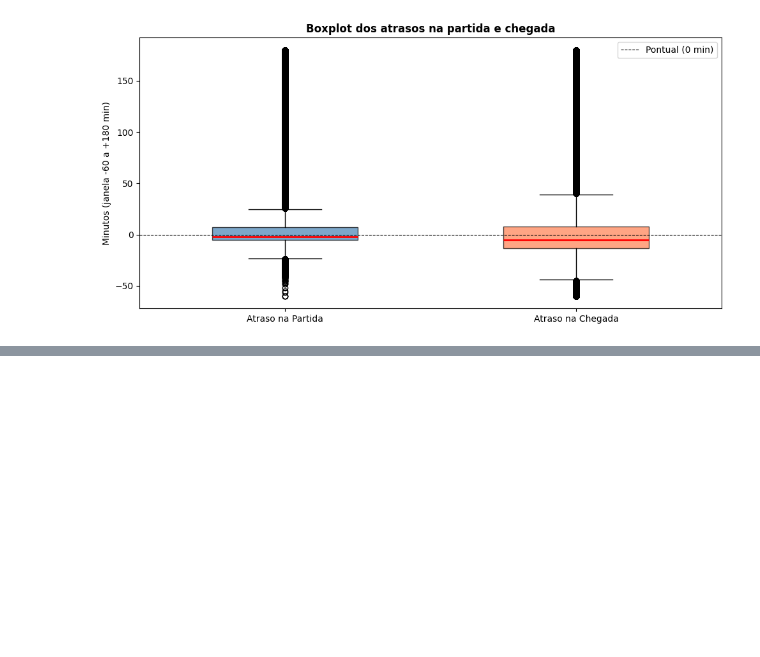
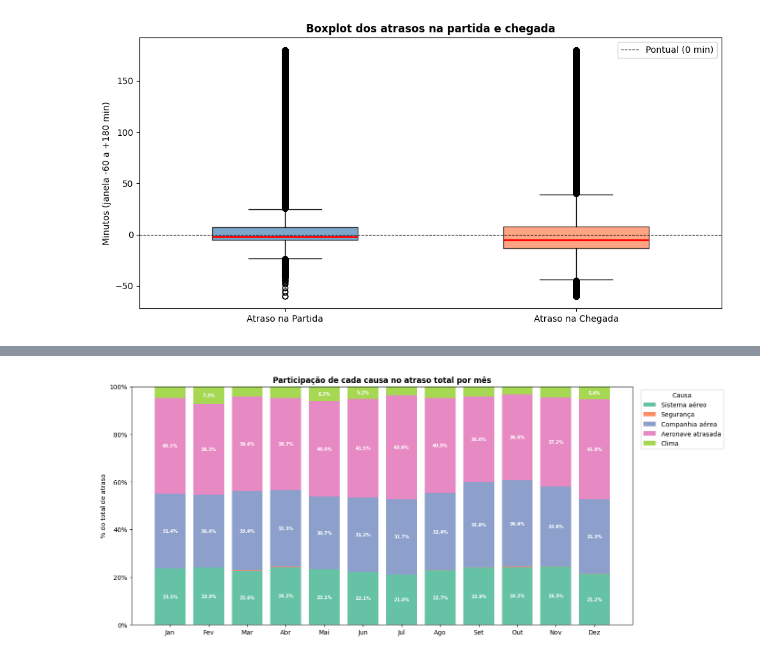
Before and after one commit to gustavo-leandro/MLEnginnering_techChallenge_3, a Jupyter notebook: 01_EDA.ipynb, the cells around one changed output, grey strips where cells are left out. Saved outputs shown, nothing was run; the diff lists cells and outputs as text; code cells hidden in the pictures; blank space fills up the shorter version.

```diff
--- a/01_EDA.ipynb
+++ b/01_EDA.ipynb
@@ -590,0 +490,38 @@ plt.show()
+# %%
+# % de atraso por causa por mês
+cause_by_month = (
+    delayed_only
+    .groupby('MONTH')[delay_cause_cols]
+    .sum()
+    .rename(columns=dict(zip(delay_cause_cols, cause_labels)))
+)
+cause_by_month.index = month_names
+cause_pct = cause_by_month.div(cause_by_month.sum(axis=1), axis=0) * 100
+
+fig, ax = plt.subplots(figsize=(14, 6))
+colors = sns.color_palette('Set2', len(cause_labels))
+bottom = pd.Series([0.0] * 12, index=cause_pct.index)
+
+for col, color in zip(cause_labels, colors):
+    values = cause_pct[col]
+    bars = ax.bar(cause_pct.index, values, bottom=bottom, label=col, color=color)
+    for bar, val, bot in zip(bars, values, bottom):
+        if val >= 5:
+            ax.text(
+                bar.get_x() + bar.get_width() / 2,
+                bot + val / 2,
+                f"{val:.1f}%",
+                ha="center", va="center", fontsize=7, fontweight="bold", color="white"
+            )
+    bottom += values
+
+ax.set_ylabel("% do total de atraso")
+ax.set_ylim(0, 100)
+ax.yaxis.set_major_formatter(mticker.PercentFormatter())
+ax.set_title("Participação de cada causa no atraso total por mês", fontweight="bold")
+ax.legend(title="Causa", bbox_to_anchor=(1.01, 1), loc="upper left")
+plt.xticks(rotation=0)
+plt.tight_layout()
+plt.show()
+# %% [output]
+[figure, added]
```
Also changed, not shown: parts of 51 cells of this notebook, 1 other file.
